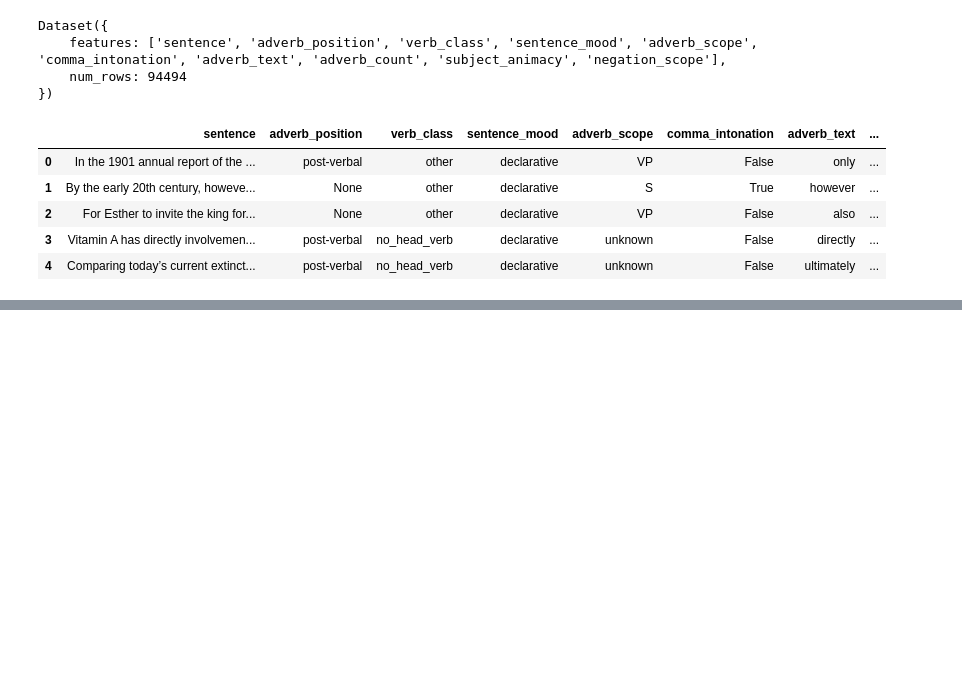
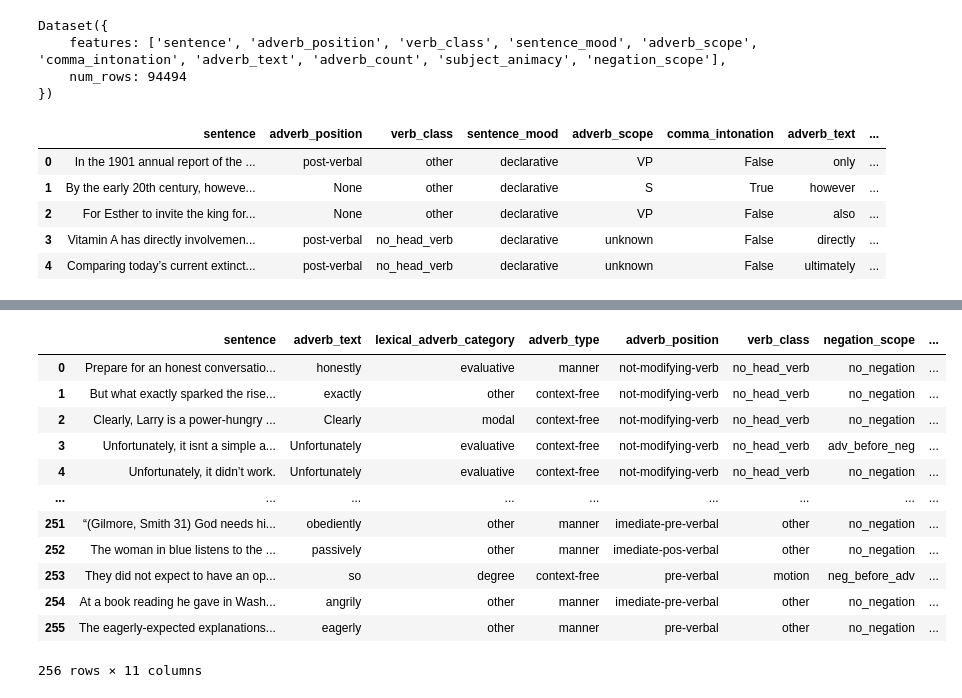
Before and after one commit to jylee1010/Adverb-pragmatic-class, a Jupyter notebook: features_OS.ipynb, the cells around one changed output, grey strips where cells are left out. Drawn from its saved outputs; the diff is of its cells as text; code cells hidden in the pictures; blank space fills up the shorter version.

```diff
--- a/features_OS.ipynb
+++ b/features_OS.ipynb
@@ -405,0 +492,19 @@ pandas_data.head()
+# %%
+manner.sentence = manner.sentence.str.replace("<mark>", "")
+manner.sentence = manner.sentence.str.replace("</mark>", "")
+manner.sentence = manner.sentence.str.replace("\n", "").replace("\r", "")
+manner
+# %% [output]
+|  | sentence | adverb_text | lexical_adverb_category | adverb_type | adverb_position | verb_class | negation_scope | ... |
+| 0 | Prepare for an honest conversatio... | honestly | evaluative | manner | not-modifying-verb | no_head_verb | no_negation | ... |
+| 1 | But what exactly sparked the rise... | exactly | other | context-free | not-modifying-verb | no_head_verb | no_negation | ... |
+| 2 | Clearly, Larry is a power-hungry ... | Clearly | modal | context-free | not-modifying-verb | no_head_verb | no_negation | ... |
+| 3 | Unfortunately, it isnt a simple a... | Unfortunately | evaluative | context-free | not-modifying-verb | no_head_verb | adv_before_neg | ... |
+| 4 | Unfortunately, it didn’t work. | Unfortunately | evaluative | context-free | not-modifying-verb | no_head_verb | no_negation | ... |
+| ... | ... | ... | ... | ... | ... | ... | ... | ... |
+| 251 | “(Gilmore, Smith 31) God needs hi... | obediently | other | manner | imediate-pre-verbal | other | no_negation | ... |
+| 252 | The woman in blue listens to the ... | passively | other | manner | imediate-pos-verbal | other | no_negation | ... |
+| 253 | They did not expect to have an op... | so | degree | context-free | pre-verbal | motion | neg_before_adv | ... |
+| 254 | At a book reading he gave in Wash... | angrily | other | manner | imediate-pre-verbal | other | no_negation | ... |
+| 255 | The eagerly-expected explanations... | eagerly | other | manner | pre-verbal | other | no_negation | ... |
+256 rows × 11 columns
```
Also changed, not shown: parts of 16 cells of this notebook.
